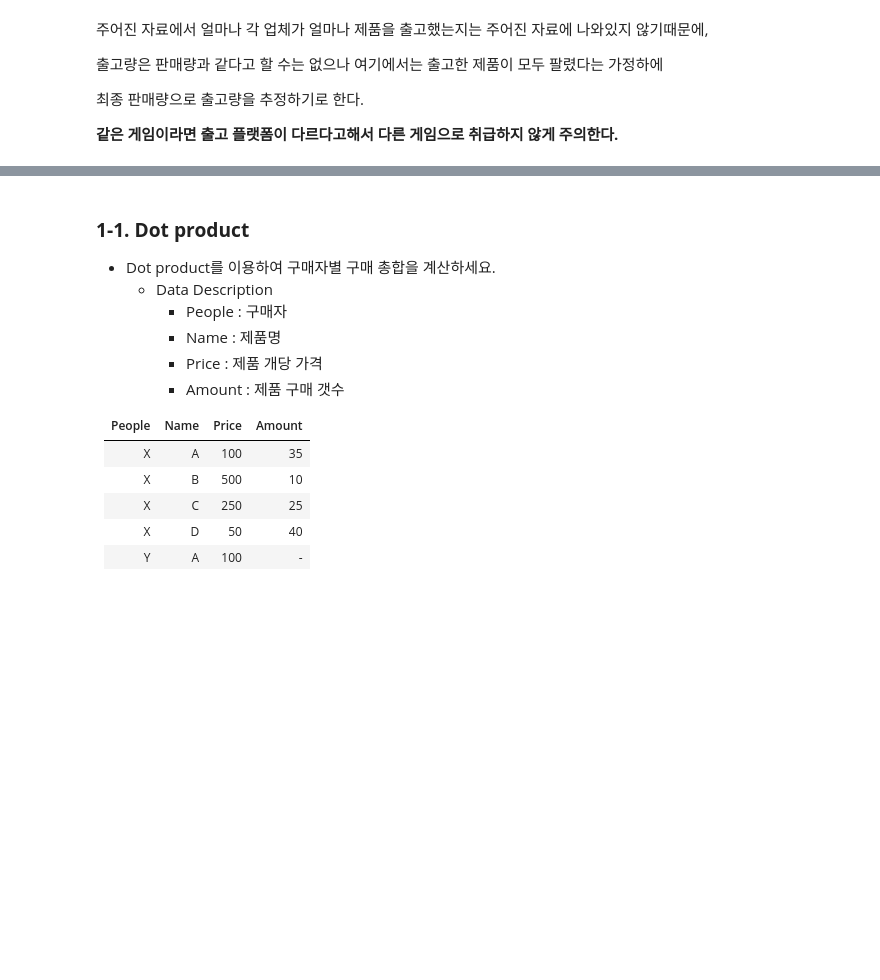
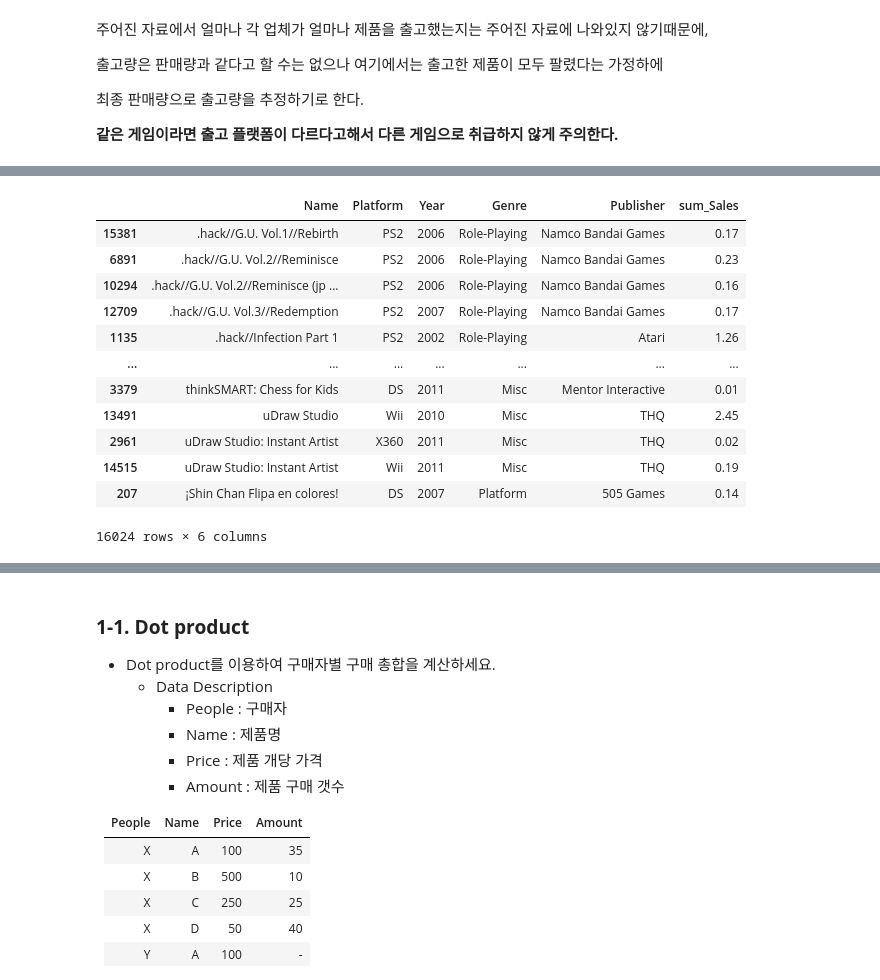
Before and after one commit to sbtmsk/project1, a Jupyter notebook: project1.ipynb, the cells around one changed output, grey strips where cells are left out. Saved outputs shown, nothing was run; the diff lists cells and outputs as text; code cells hidden in the pictures; blank space fills up the shorter version.

```diff
--- a/project1.ipynb
+++ b/project1.ipynb
@@ -591,0 +472,17 @@ DF2.sort_values('Name',ascending=False)
+# %%
+name_sumSale = DF2[['Name','Platform','Year','Genre','Publisher','sum_Sales']]
+name_sumSale.sort_values(['Name','sum_Sales'],ascending=True)
+# %% [output]
+|  | Name | Platform | Year | Genre | Publisher | sum_Sales |
+| 15381 | .hack//G.U. Vol.1//Rebirth | PS2 | 2006 | Role-Playing | Namco Bandai Games | 0.17 |
+| 6891 | .hack//G.U. Vol.2//Reminisce | PS2 | 2006 | Role-Playing | Namco Bandai Games | 0.23 |
+| 10294 | .hack//G.U. Vol.2//Reminisce (jp ... | PS2 | 2006 | Role-Playing | Namco Bandai Games | 0.16 |
+| 12709 | .hack//G.U. Vol.3//Redemption | PS2 | 2007 | Role-Playing | Namco Bandai Games | 0.17 |
+| 1135 | .hack//Infection Part 1 | PS2 | 2002 | Role-Playing | Atari | 1.26 |
+| ... | ... | ... | ... | ... | ... | ... |
+| 3379 | thinkSMART: Chess for Kids | DS | 2011 | Misc | Mentor Interactive | 0.01 |
+| 13491 | uDraw Studio | Wii | 2010 | Misc | THQ | 2.45 |
+| 2961 | uDraw Studio: Instant Artist | X360 | 2011 | Misc | THQ | 0.02 |
+| 14515 | uDraw Studio: Instant Artist | Wii | 2011 | Misc | THQ | 0.19 |
+| 207 | ¡Shin Chan Flipa en colores! | DS | 2007 | Platform | 505 Games | 0.14 |
+16024 rows × 6 columns
```
Also changed, not shown: parts of 19 cells of this notebook.
